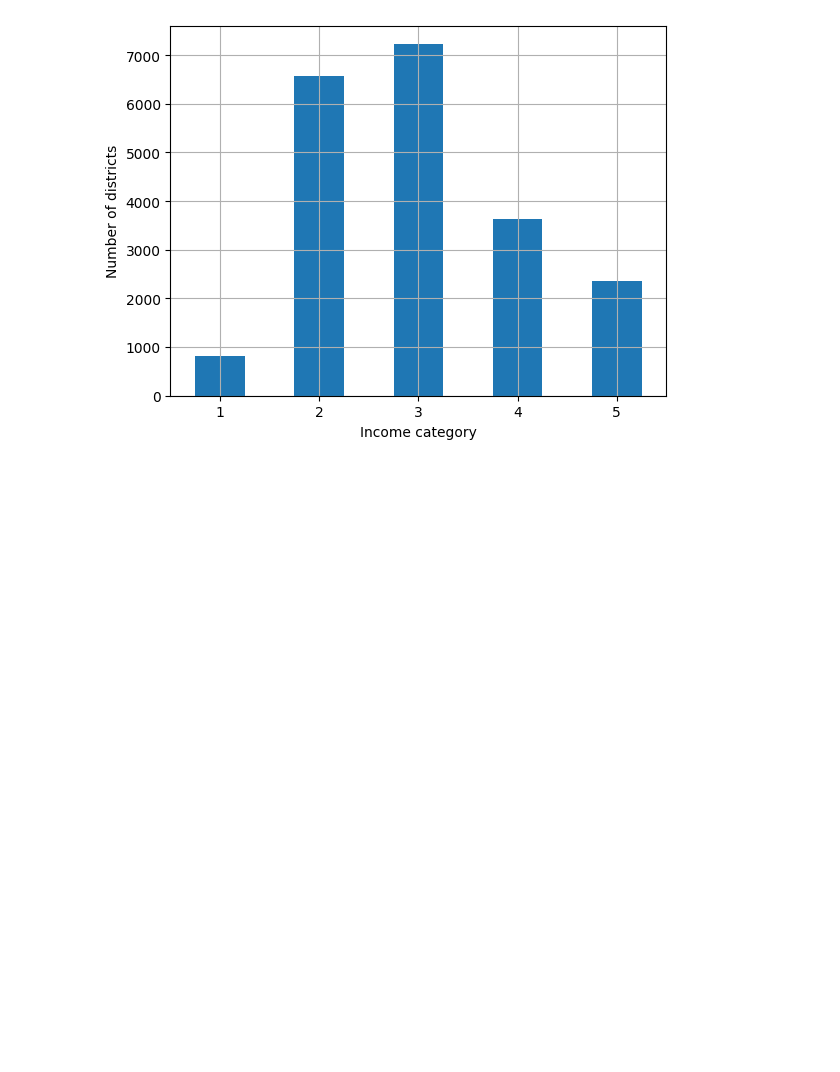
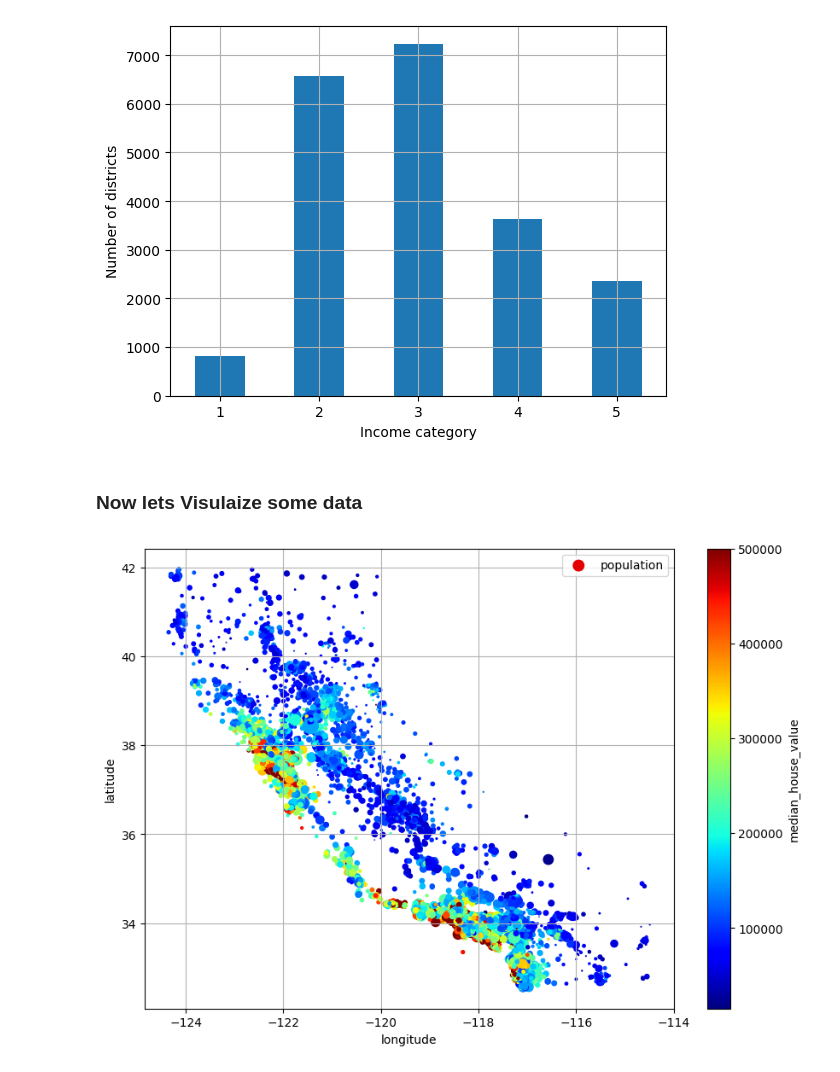
Before and after one commit to AlanisYates/y-ml-lab, a Jupyter notebook: notebooks/01_end_to_end_book.ipynb, the cells around one changed output. Saved outputs shown, nothing was run; the diff lists cells and outputs as text; code cells hidden in the pictures; blank space fills up the shorter version.

Commit message:
Looknig at the data visualize

```diff
--- a/notebooks/01_end_to_end_book.ipynb
+++ b/notebooks/01_end_to_end_book.ipynb
@@ -171,2 +172,26 @@ strat_test_set["income_cat"].value_counts() / len(strat_test_set)
 for set_ in (strat_train_set, strat_test_set):
     set_.drop("income_cat", axis=1, inplace=True)
+# %% [markdown]
+### Now lets Visulaize some data
+# %%
+# MAke a hard copy
+housing = strat_train_set.copy()
+
+# Plot it
+housing.plot(
+    kind="scatter",
+    x="longitude",
+    y="latitude",
+    grid=True,
+    s=housing["population"] / 100,
+    label="population",
+    c="median_house_value",
+    cmap="jet",
+    colorbar=True,
+    legend=True,
+    sharex=True,
+    figsize=(10, 7),
+)
+plt.show()
+# %% [output]
+[figure, added]
```
Also changed, not shown: parts of 1 cell of this notebook.
